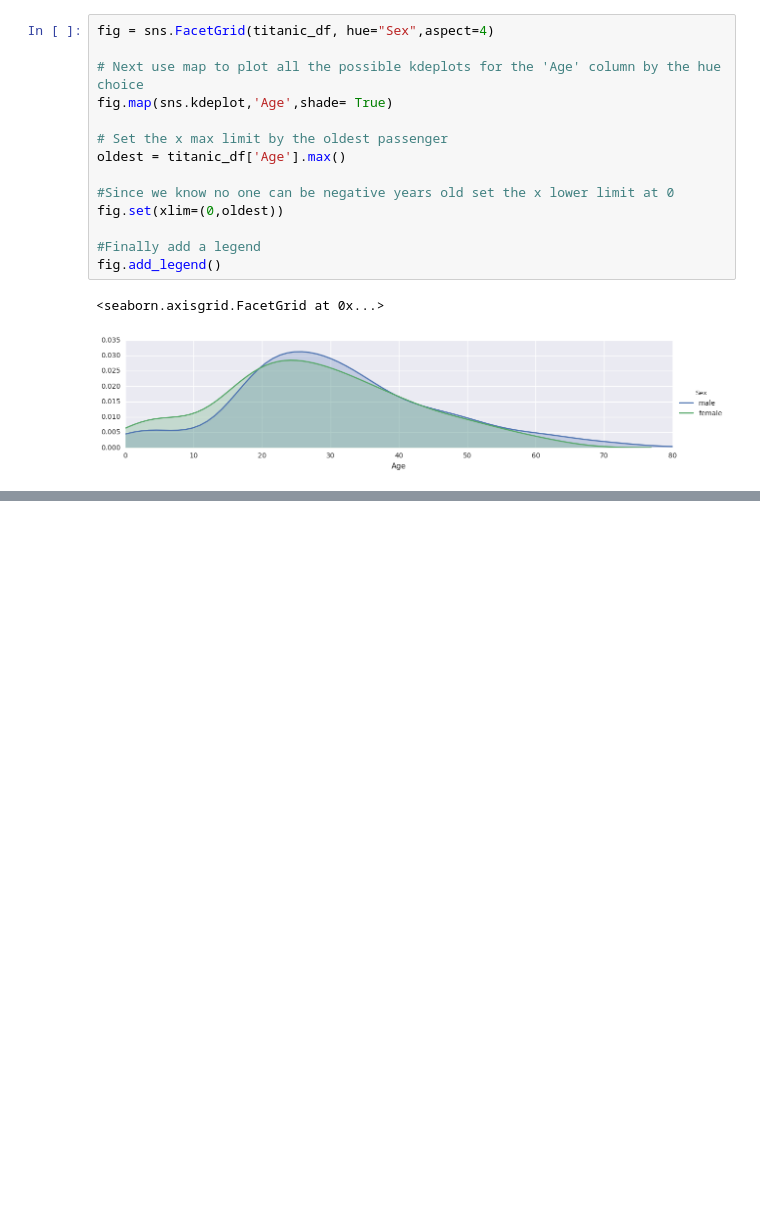
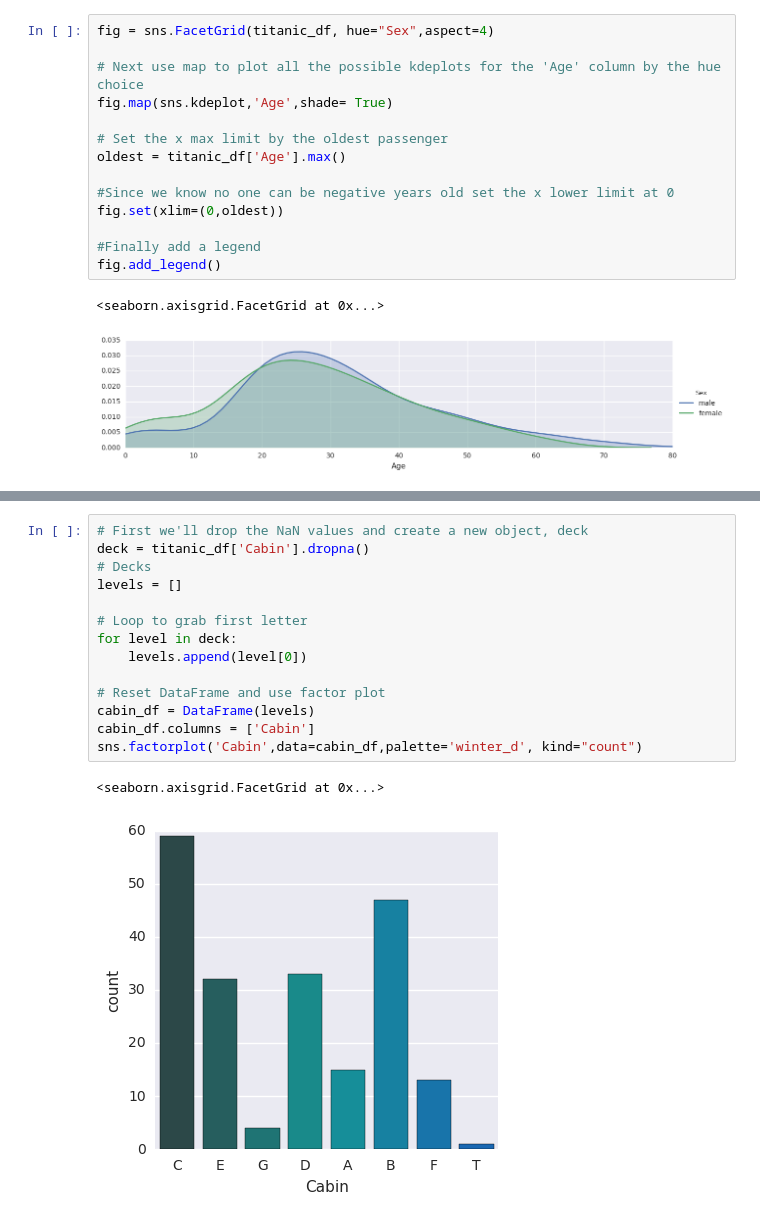
Before and after one commit to angshu-min-js/machine_learning, a Jupyter notebook: projects/Titanic_Problem/Titanic_Machine_Learning_from_Disaster.ipynb, the cells around one changed output, grey strips where cells are left out. Saved outputs shown, nothing was run; the diff lists cells and outputs as text; blank space fills up the shorter version.

```diff
--- a/projects/Titanic_Problem/Titanic_Machine_Learning_from_Disaster.ipynb
+++ b/projects/Titanic_Problem/Titanic_Machine_Learning_from_Disaster.ipynb
@@ -90,0 +111,17 @@ fig.add_legend()
+# %%
+# First we'll drop the NaN values and create a new object, deck
+deck = titanic_df['Cabin'].dropna()
+# Decks
+levels = []
+
+# Loop to grab first letter
+for level in deck:
+    levels.append(level[0])
+
+# Reset DataFrame and use factor plot
+cabin_df = DataFrame(levels)
+cabin_df.columns = ['Cabin']
+sns.factorplot('Cabin',data=cabin_df,palette='winter_d', kind="count")
+# %% [output]
+<seaborn.axisgrid.FacetGrid at 0x...>
+[figure, added]
```
Also changed, not shown: parts of 2 cells of this notebook.
